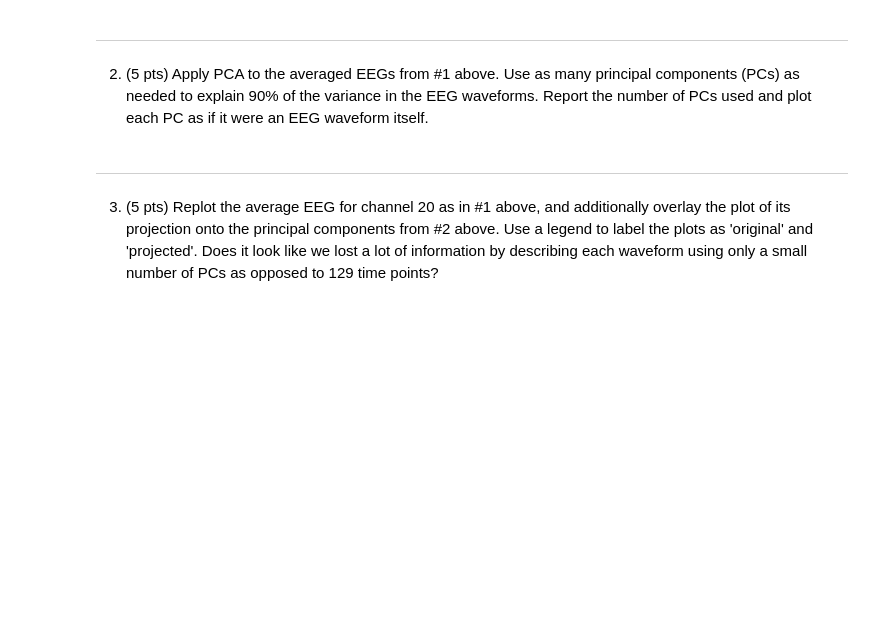
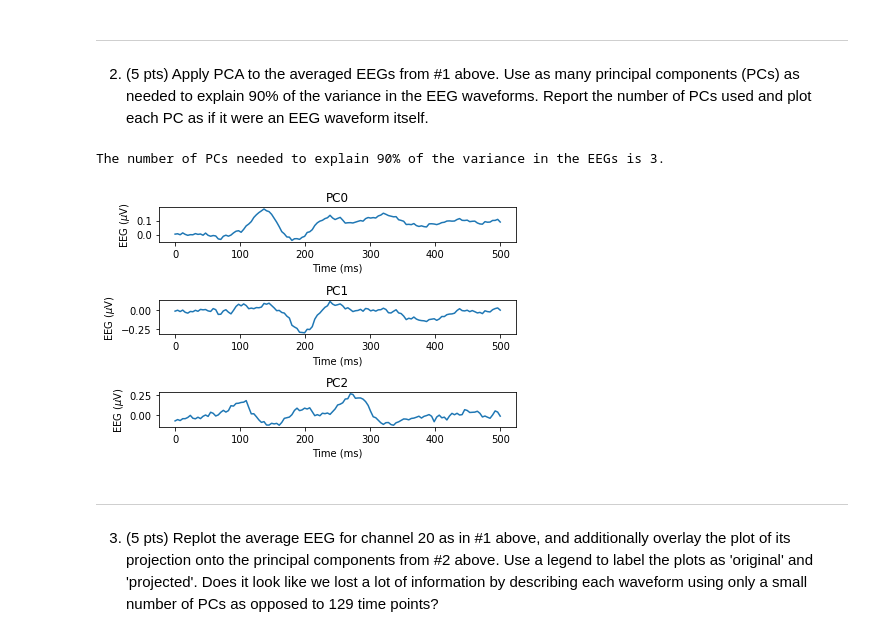
Before and after one commit to marcel-goldschen-ohm/NEU-337-Spring-2020, a Jupyter notebook: homework/homework-pca_classification.ipynb, the cells around one changed output. Saved outputs shown, nothing was run; the diff lists cells and outputs as text; code cells hidden in the pictures; blank space fills up the shorter version.

```diff
--- a/homework/homework-pca_classification.ipynb
+++ b/homework/homework-pca_classification.ipynb
@@ -24,6 +44,28 @@ eeg_uV.shape, time_ms.shape
 # %% [markdown]
 ---
 2. (5 pts) Apply PCA to the averaged EEGs from #1 above. Use as many principal components (PCs) as needed to explain 90% of the variance in the EEG waveforms. Report the number of PCs used and plot each PC as if it were an EEG waveform itself.
+# %%
+from sklearn.decomposition import PCA
+
+pca = PCA(0.9)
+
+pc = pca.fit_transform(eeg)
+
+n = pca.n_components_
+
+print(f'The number of PCs needed to explain 90% of the variance in the EEGs is {n}.')
+# %% [output]
+The number of PCs needed to explain 90% of the variance in the EEGs is 3.
+# %%
+for i in range(n):
+    plt.subplot(n, 1, i+1)
+    plt.plot(time, pca.components_[i,:])
+    plt.xlabel('Time (ms)')
+    plt.ylabel('EEG ($\mu$V)')
+    plt.title(f'PC{i}')
+plt.tight_layout();
+# %% [output]
+[figure, added]
 # %% [markdown]
 ---
 3. (5 pts) Replot the average EEG for channel 20 as in #1 above, and additionally overlay the plot of its projection onto the principal components from #2 above. Use a legend to label the plots as 'original' and 'projected'. Does it look like we lost a lot of information by describing each waveform using only a small number of PCs as opposed to 129 time points?
```
Also changed, not shown: parts of 13 cells of this notebook.
